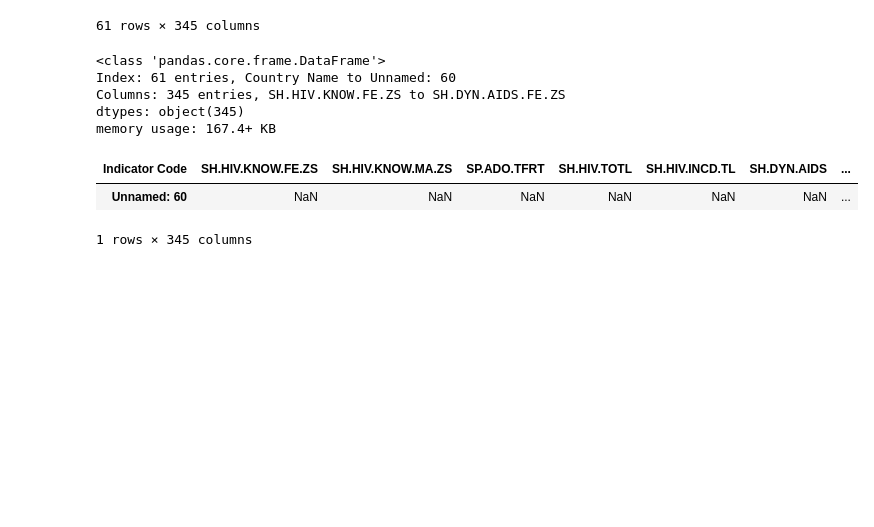
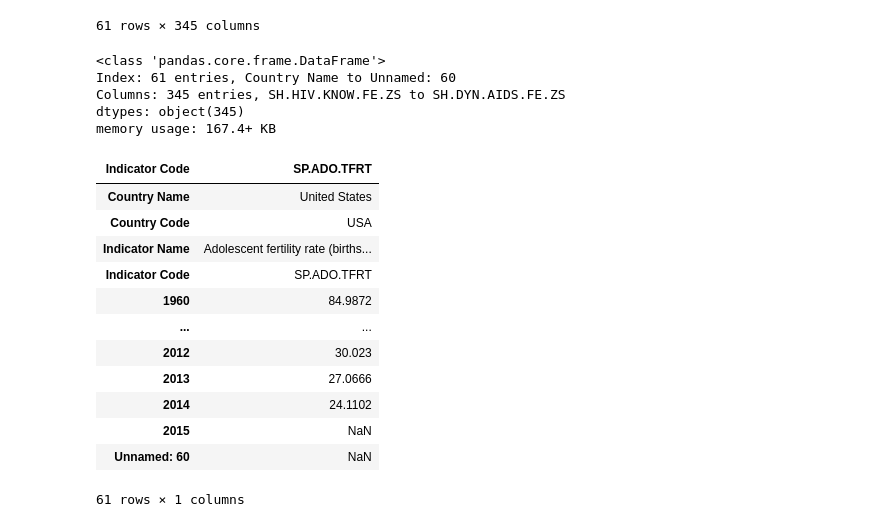
Before and after one commit to Noah-Prowell/case_study_one, a Jupyter notebook: src/FinalNotes.ipynb, the cells around one changed output. Saved outputs shown, nothing was run; the diff lists cells and outputs as text; code cells hidden in the pictures; blank space fills up the shorter version.

```diff
--- a/src/FinalNotes.ipynb
+++ b/src/FinalNotes.ipynb
@@ -22,7 +22,6 @@ df_hat_US = df[df['Country Name'] == 'United States']
 df_hat = df_hat_US.transpose()
 df_hat.columns = df_hat.iloc[3]
 df_hat.drop(df_hat.index[3])
-df_sqeezed = df_hat.squeeze('columns')
 df_sqeezed
 # %% [output]
 | Indicator Code | SH.HIV.KNOW.FE.ZS | SH.HIV.KNOW.MA.ZS | SP.ADO.TFRT | SH.HIV.TOTL | SH.HIV.INCD.TL | SH.DYN.AIDS | ... |
@@ -47,8 +46,18 @@ Columns: 345 entries, SH.HIV.KNOW.FE.ZS to SH.DYN.AIDS.FE.ZS
 dtypes: object(345)
 memory usage: 167.4+ KB
 # %%
-df_sqeezed.iloc[60: , :]
+df_sqeezed.iloc[: , 2:3]
 # %% [output]
-| Indicator Code | SH.HIV.KNOW.FE.ZS | SH.HIV.KNOW.MA.ZS | SP.ADO.TFRT | SH.HIV.TOTL | SH.HIV.INCD.TL | SH.DYN.AIDS | ... |
-| Unnamed: 60 | NaN | NaN | NaN | NaN | NaN | NaN | ... |
+| Indicator Code | SP.ADO.TFRT |
+| Country Name | United States |
+| Country Code | USA |
+| Indicator Name | Adolescent fertility rate (births... |
+| Indicator Code | SP.ADO.TFRT |
+| 1960 | 84.9872 |
+| ... | ... |
+| 2012 | 30.023 |
+| 2013 | 27.0666 |
+| 2014 | 24.1102 |
+| 2015 | NaN |
+| Unnamed: 60 | NaN |
-1 rows × 345 columns
+61 rows × 1 columns
```
Also changed, not shown: 2 other files.
